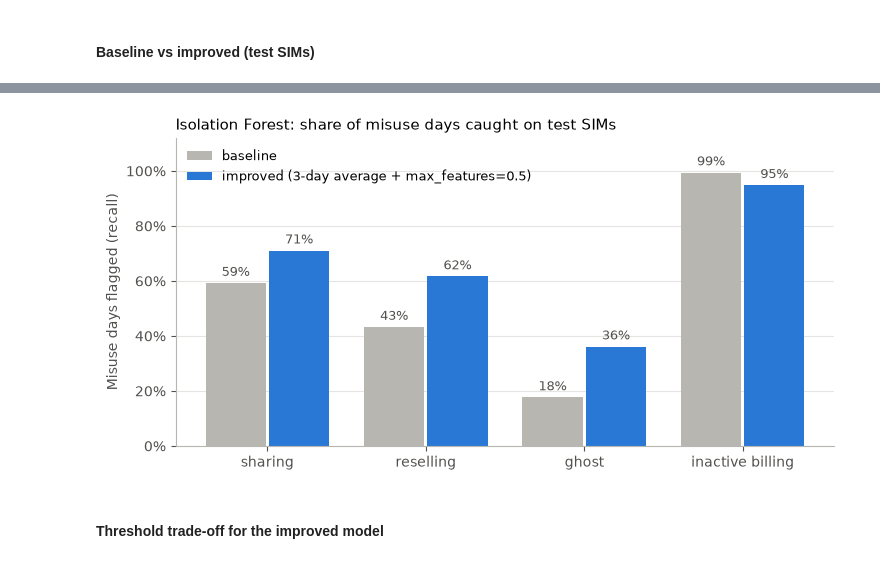
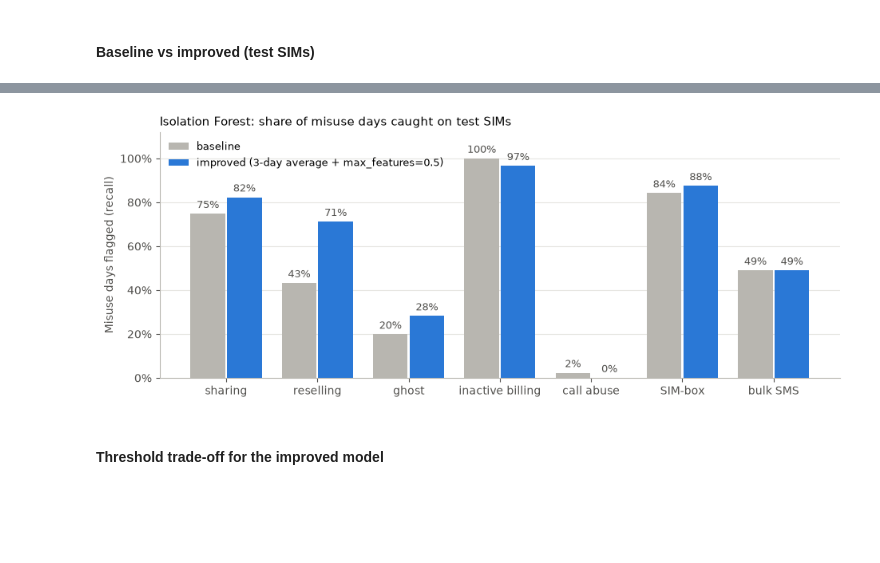
Before and after one commit to ianchomba1/proSIM, a Jupyter notebook: ml-training/notebooks/01_misuse_training.ipynb, the cells around one changed output, grey strips where cells are left out. Drawn from its saved outputs; the diff is of its cells as text; code cells hidden in the pictures; blank space fills up the shorter version.

```diff
--- a/ml-training/notebooks/01_misuse_training.ipynb
+++ b/ml-training/notebooks/01_misuse_training.ipynb
@@ -232,19 +311,22 @@ def pick_example(category):
     cand["gap"] = (cand.duration_days - cand.duration_days.median()).abs()
     return int(cand.sort_values(["gap", "sim_id"]).iloc[0].sim_id)
 
-fig, axes = plt.subplots(len(MISUSE), 1, figsize=(11, 9), sharex=True)
+SERIES = {"call_abuse": ("call_minutes", "call minutes per day"), "sim_box": ("calls", "calls per day"),
+          "bulk_sms": ("sms", "SMS per day")}   # data types: ("total_mb", "MB per day")
+fig, axes = plt.subplots(len(MISUSE), 1, figsize=(11, 13), sharex=True)
 for ax, cat in zip(axes, MISUSE):
     sim = pick_example(cat)
-    s = df[df.sim_id == sim].copy()
+    col, unit = SERIES.get(cat, ("total_mb", "MB per day"))
+    s = eda[eda.sim_id == sim].copy()
     s["date"] = pd.to_datetime(s["date"])
-    ax.plot(s["date"], s["total_mb"], color="#52514e", linewidth=2)
+    ax.plot(s["date"], s[col], color="#52514e", linewidth=2)
     in_ep = s["label"] == cat
     ax.fill_between(s["date"], 0, 1, where=in_ep, transform=ax.get_xaxis_transform(),
                     color=CLASS_COLORS[cat], alpha=0.25, step="mid", linewidth=0)
     ax.set_title(f"{SHORT[cat].replace(chr(10), ' ')}: SIM {sim}", loc="left")
-    ax.set_ylabel("MB per day")
+    ax.set_ylabel(unit)
     ax.set_ylim(bottom=0)
-fig.suptitle("Daily data use of one example SIM per misuse type (shaded = misuse days)",
+fig.suptitle("One example SIM per misuse type: data use, or calls/SMS for call types (shaded = misuse days)",
              x=0.01, ha="left", fontsize=12)
 fig.tight_layout()
 savefig(fig, "eda_example_timeseries.png")
@@ -422,6 +512,8 @@ def build_features(data: pd.DataFrame) -> pd.DataFrame:
 
 
 X = build_features(df)
+DATA_FEATURES = list(X.columns)  # 48 data and billing features: the main (data) Isolation Forest uses these
+X = X.join(CF)                   # + call/SMS features: the Random Forest uses all, the call/SMS IF only these
 y = df["label"].to_numpy()
 y_bin = (y != "normal").astype(int)  # 1 = any misuse, for misuse-vs-normal metrics
 FEATURES = list(X.columns)
@@ -430,9 +522,10 @@ groups = {
     "raw daily usage": RAW_COLS,
     "usage-pattern ratios": ["upload_share", "offpeak_share", "hotspot_share", "public_apn_share", "mb_per_session"],
     "billing gap": ["billed_minus_used_mb", "billed_to_used_ratio"],
-    "change vs own 14-day baseline": [f for f in FEATURES if f.endswith(("_vs_baseline", "_z"))],
-    "change vs own long-term baseline": [f for f in FEATURES if f.endswith("_vs_longterm")],
+    "change vs own 14-day baseline": [f for f in DATA_FEATURES if f.endswith(("_vs_baseline", "_z"))],
+    "change vs own long-term baseline": [f for f in DATA_FEATURES if f.endswith("_vs_longterm")],
     "tier": [f"tier_{t}" for t in TIERS],
+    "calls and SMS": CALL_FEATURES,
 }
 assert sum(len(v) for v in groups.values()) == len(FEATURES)
 print(f"Feature matrix: {X.shape[0]:,} rows x {X.shape[1]} features")
@@ -679,11 +794,11 @@ contamination = float(yb_train.mean())  # expected share of misuse days (~5.5%)
 iso = IsolationForest(n_estimators=300, max_samples=4096, contamination=contamination,
                       random_state=SEED, n_jobs=-1)
 t0 = time.time()
-iso.fit(X_train)  # labels are NOT used
+iso.fit(X_train[DATA_FEATURES])  # labels are NOT used
 print(f"Trained in {time.time() - t0:.1f}s on {len(X_train):,} SIM-days | contamination = {contamination:.4f}")
 
-iso_score_train = -iso.score_samples(X_train)  # higher = more anomalous
-iso_score_test = -iso.score_samples(X_test)
+iso_score_train = -iso.score_samples(X_train[DATA_FEATURES])  # higher = more anomalous
+iso_score_test = -iso.score_samples(X_test[DATA_FEATURES])
 iso_threshold = float(np.quantile(iso_score_train, 1 - contamination))
 iso_flag_test = (iso_score_test >= iso_threshold).astype(int)
 print(f"Threshold: {iso_threshold:.4f} -> flags {iso_flag_test.mean():.2%} of test days")
@@ -831,11 +952,11 @@ base = {"flag": iso_flag_test, "score": iso_score_test, "threshold": iso_thresho
 iso = IsolationForest(n_estimators=300, max_samples=4096, contamination=contamination,
                       max_features=MAX_FEATURES, random_state=SEED, n_jobs=-1)
 t0 = time.time()
-iso.fit(X_train)  # still no labels
+iso.fit(X_train[DATA_FEATURES])  # still no labels
 print(f"Trained in {time.time() - t0:.1f}s")
 
-iso_score_train = smooth_scores(-iso.score_samples(X_train), train_idx)
-iso_score_test = smooth_scores(-iso.score_samples(X_test), test_idx)
+iso_score_train = smooth_scores(-iso.score_samples(X_train[DATA_FEATURES]), train_idx)
+iso_score_test = smooth_scores(-iso.score_samples(X_test[DATA_FEATURES]), test_idx)
 iso_threshold = float(np.quantile(iso_score_train, 1 - contamination))
 iso_flag_test = (iso_score_test >= iso_threshold).astype(int)
 iso_metrics = binary_metrics(yb_test, iso_flag_test, iso_score_test)
@@ -883,29 +1004,29 @@ iso_comparison.round(3)
 # %%
 # Share of each misuse type's test days flagged, before and after
 from matplotlib.ticker import PercentFormatter
 
 rec_base = [base["flag"][y_test == c].mean() for c in MISUSE]
 rec_new = [iso_flag_test[y_test == c].mean() for c in MISUSE]
 labels = [SHORT[c].replace("\n", " ") for c in MISUSE]
 xpos = np.arange(len(MISUSE))
 w = 0.38
 
-fig, ax = plt.subplots(figsize=(8.5, 4))
+fig, ax = plt.subplots(figsize=(11, 4))
 b1 = ax.bar(xpos - w / 2 - 0.01, rec_base, w, color="#b8b6b0", label="baseline")
 b2 = ax.bar(xpos + w / 2 + 0.01, rec_new, w, color="#2a78d6", label="improved (3-day average + max_features=0.5)")
 for bars in (b1, b2):
     ax.bar_label(bars, labels=[f"{v:.0%}" for v in bars.datavalues], padding=3, fontsize=9, color="#52514e")
 ax.set_xticks(xpos, labels)
 ax.set_ylim(0, 1.12)
 ax.yaxis.set_major_formatter(PercentFormatter(1.0))
 ax.set_ylabel("Misuse days flagged (recall)")
 ax.set_title("Isolation Forest: share of misuse days caught on test SIMs", loc="left")
 ax.grid(axis="x", visible=False)
 ax.legend(frameon=False, loc="upper left", fontsize=9)
 savefig(fig, "iso_baseline_vs_improved.png")
 plt.show()
 # %% [output]
-[figure, old version]
+[figure, new version]
 # %% [markdown]
 #### Threshold trade-off for the improved model
 # %%
```
Also changed, not shown: parts of 69 cells of this notebook, 11 other files.
